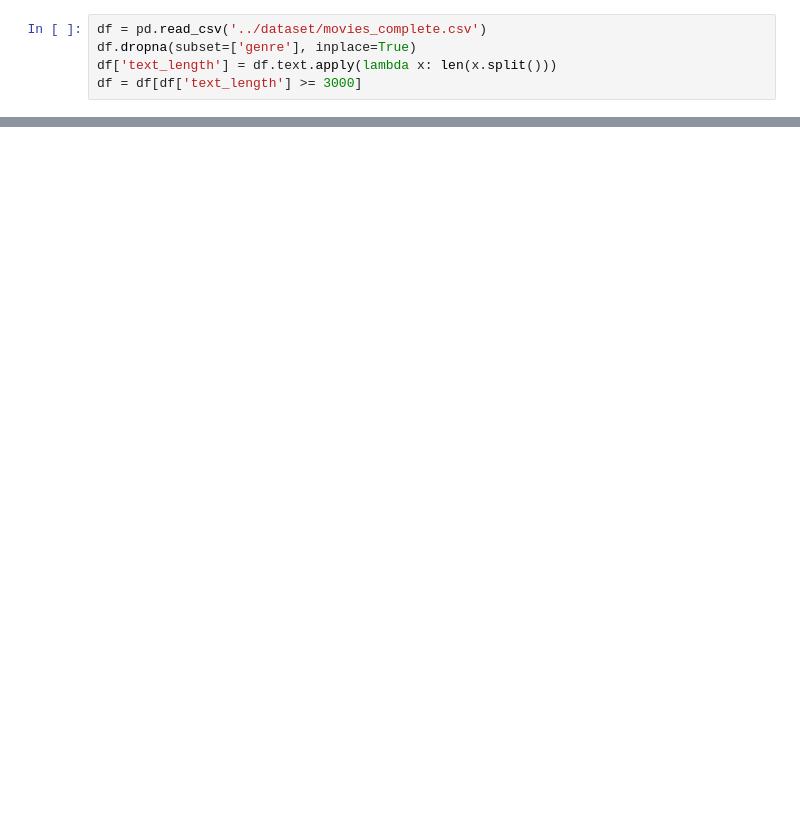
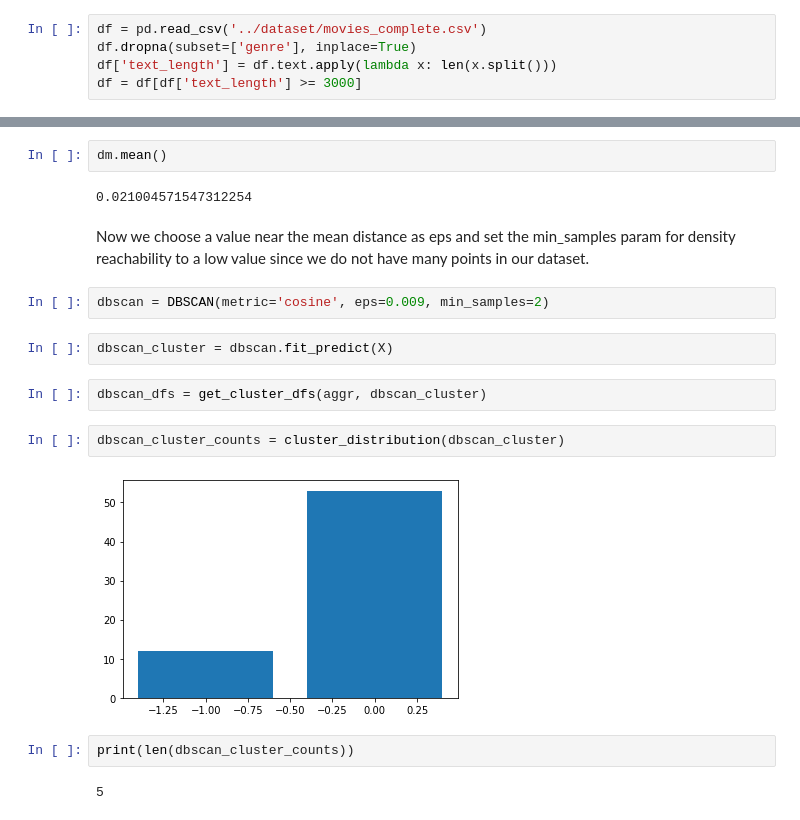
Before and after one commit to LennartKeller/SubtitleClustering, a Jupyter notebook: notebooks/LanguageAggregated.ipynb, the cells around one changed output, grey strips where cells are left out. Drawn from its saved outputs; the diff is of its cells as text; blank space fills up the shorter version.

```diff
--- a/notebooks/LanguageAggregated.ipynb
+++ b/notebooks/LanguageAggregated.ipynb
@@ -179,0 +288,20 @@ Total number of tokens in cluster => 12288748
+# %%
+dm.mean()
+# %% [output]
+0.021004571547312254
+# %% [markdown]
+Now we choose a value near the mean distance as eps and set the min_samples param for density reachability to a low value since we do not have many points in our dataset.
+# %%
+dbscan = DBSCAN(metric='cosine', eps=0.009, min_samples=2)
+# %%
+dbscan_cluster = dbscan.fit_predict(X)
+# %%
+dbscan_dfs = get_cluster_dfs(aggr, dbscan_cluster)
+# %%
+dbscan_cluster_counts = cluster_distribution(dbscan_cluster)
+# %% [output]
+[figure, added]
+# %%
+print(len(dbscan_cluster_counts))
+# %% [output]
+5
```
Also changed, not shown: parts of 67 cells of this notebook.
